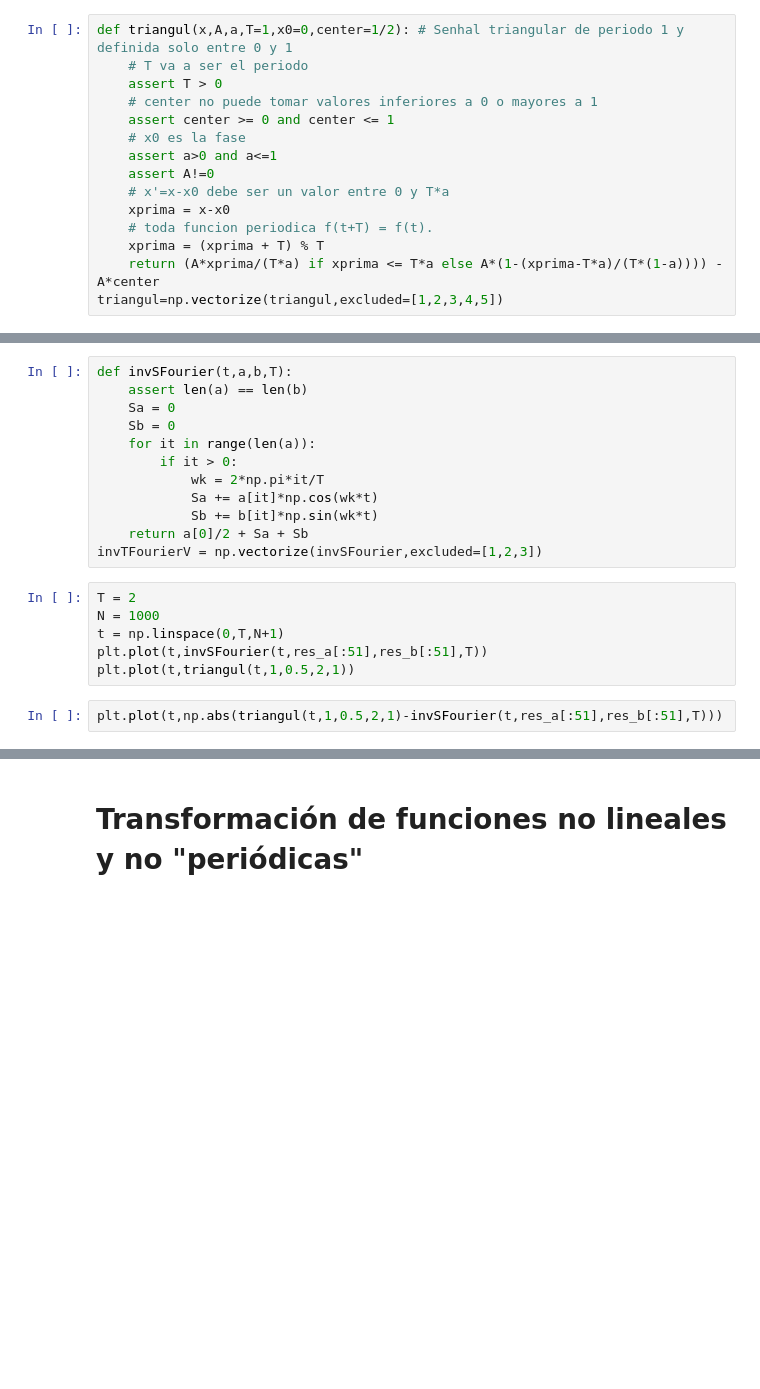
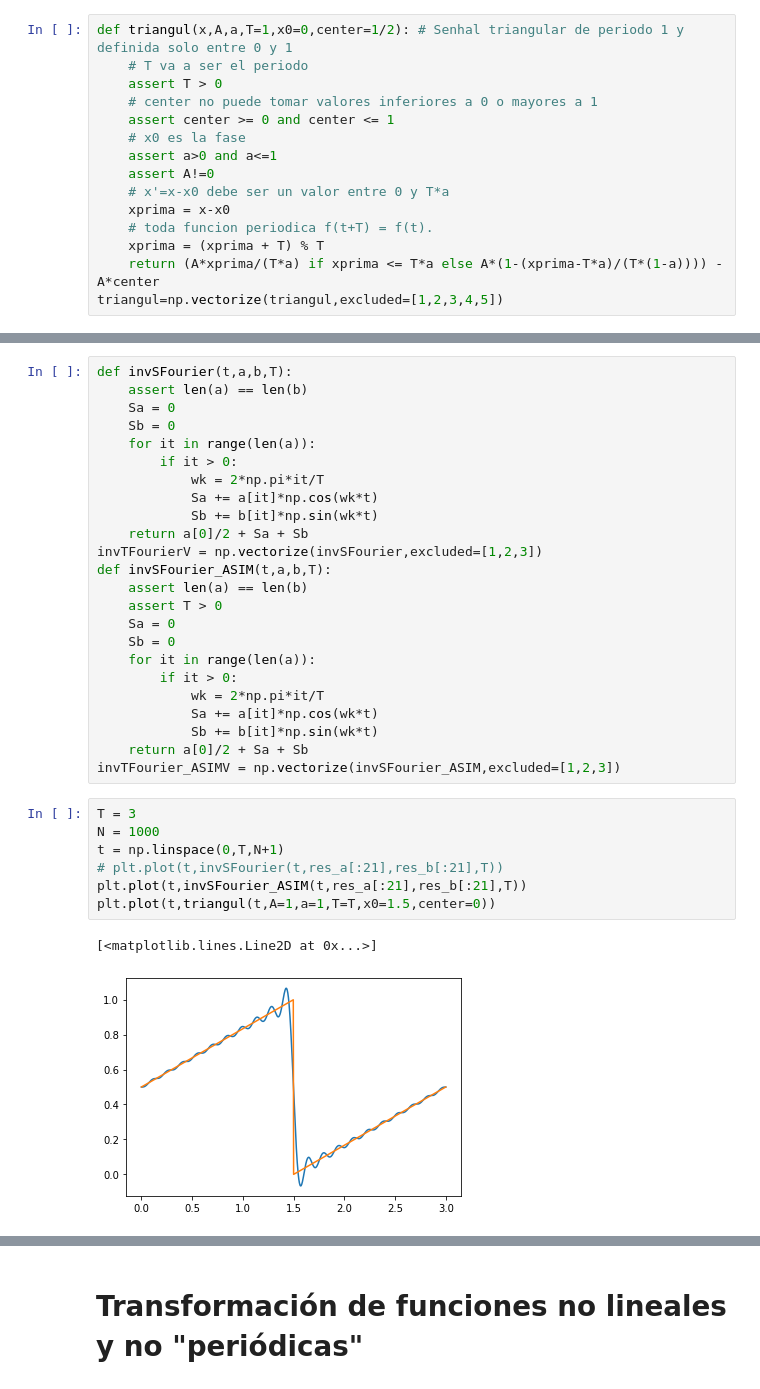
Before and after one commit to BrayanGar123/FISI2028-202010, a Jupyter notebook: ejercicios/semana10/fourier.ipynb, the cells around one changed output, grey strips where cells are left out. Cells and saved outputs as stored; diff of their text form; blank space fills up the shorter version.

```diff
--- a/ejercicios/semana10/fourier.ipynb
+++ b/ejercicios/semana10/fourier.ipynb
@@ -87,11 +130,25 @@ def invSFourier(t,a,b,T):
             Sb += b[it]*np.sin(wk*t)
     return a[0]/2 + Sa + Sb
 invTFourierV = np.vectorize(invSFourier,excluded=[1,2,3])
+def invSFourier_ASIM(t,a,b,T):
+    assert len(a) == len(b)
+    assert T > 0
+    Sa = 0
+    Sb = 0
+    for it in range(len(a)):
+        if it > 0:
+            wk = 2*np.pi*it/T
+            Sa += a[it]*np.cos(wk*t)
+            Sb += b[it]*np.sin(wk*t)
+    return a[0]/2 + Sa + Sb
+invTFourier_ASIMV = np.vectorize(invSFourier_ASIM,excluded=[1,2,3])
 # %%
-T = 2
+T = 3
 N = 1000
 t = np.linspace(0,T,N+1)
-plt.plot(t,invSFourier(t,res_a[:51],res_b[:51],T))
-plt.plot(t,triangul(t,1,0.5,2,1))
+# plt.plot(t,invSFourier(t,res_a[:21],res_b[:21],T))
+plt.plot(t,invSFourier_ASIM(t,res_a[:21],res_b[:21],T))
+plt.plot(t,triangul(t,A=1,a=1,T=T,x0=1.5,center=0))
+# %% [output]
+[<matplotlib.lines.Line2D at 0x...>]
+[figure, added]
-# %%
-plt.plot(t,np.abs(triangul(t,1,0.5,2,1)-invSFourier(t,res_a[:51],res_b[:51],T)))
```
Also changed, not shown: parts of 22 cells of this notebook.
